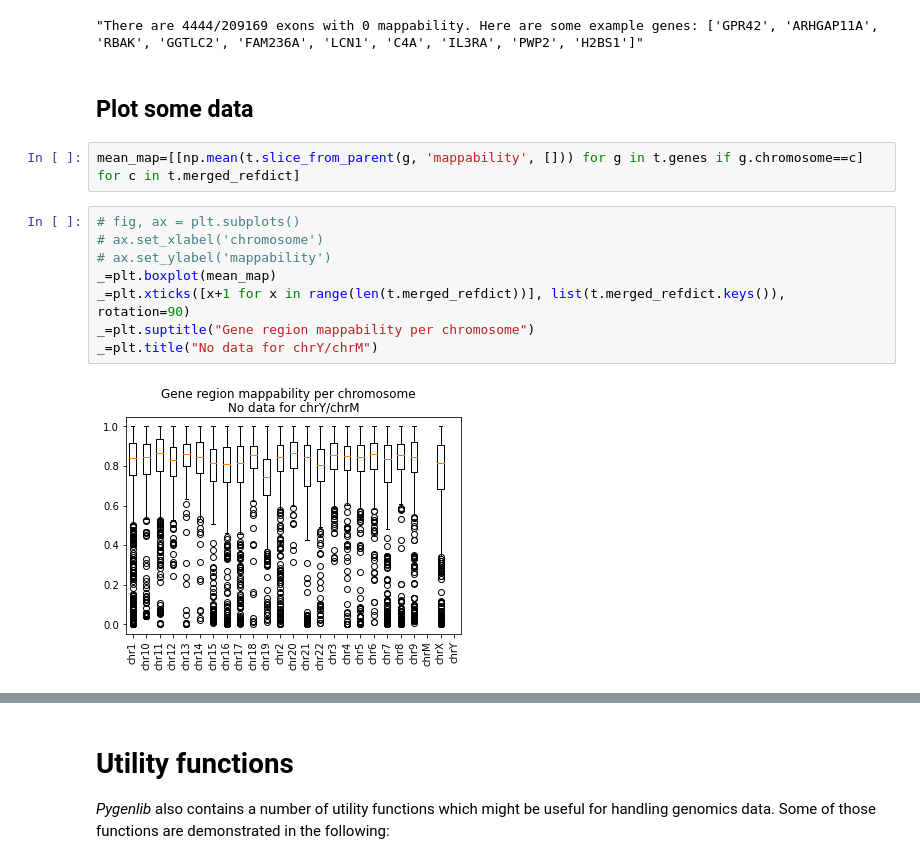
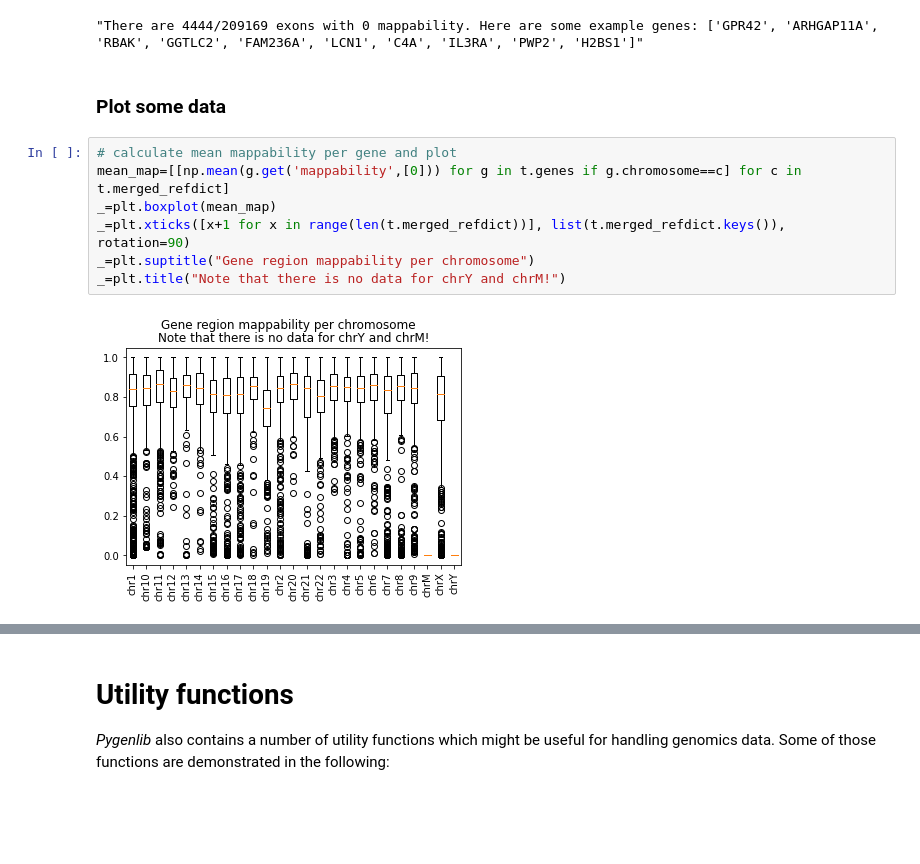
Before and after one commit to popitsch/rnalib, a Jupyter notebook: notebooks/README.ipynb, the cells around one changed output, grey strips where cells are left out. Drawn from its saved outputs; the diff is of its cells as text; blank space fills up the shorter version.

```diff
--- a/notebooks/README.ipynb
+++ b/notebooks/README.ipynb
@@ -753,16 +865,13 @@ display(f"There are {len(zero_map_ex)}/{len(ex_map)} exons with 0 mappability. H
 # %% [output]
 "There are 4444/209169 exons with 0 mappability. Here are some example genes: ['GPR42', 'ARHGAP11A', 'RBAK', 'GGTLC2', 'FAM236A', 'LCN1', 'C4A', 'IL3RA', 'PWP2', 'H2BS1']"
 # %% [markdown]
-## Plot some data
+### Plot some data
 # %%
-mean_map=[[np.mean(t.slice_from_parent(g, 'mappability', [])) for g in t.genes if g.chromosome==c] for c in t.merged_refdict]
+# calculate mean mappability per gene and plot
+mean_map=[[np.mean(g.get('mappability',[0])) for g in t.genes if g.chromosome==c] for c in t.merged_refdict]
+_=plt.boxplot(mean_map)
+_=plt.xticks([x+1 for x in range(len(t.merged_refdict))], list(t.merged_refdict.keys()), rotation=90)
+_=plt.suptitle("Gene region mappability per chromosome")
+_=plt.title("Note that there is no data for chrY and chrM!")
+# %% [output]
+[figure, added]
-# %%
-# fig, ax = plt.subplots()
-# ax.set_xlabel('chromosome')
-# ax.set_ylabel('mappability')
-_=plt.boxplot(mean_map)
-_=plt.xticks([x+1 for x in range(len(t.merged_refdict))], list(t.merged_refdict.keys()), rotation=90)
-_=plt.suptitle("Gene region mappability per chromosome")
-_=plt.title("No data for chrY/chrM")
-# %% [output]
-[figure, removed]
```
Also changed, not shown: parts of 11 cells of this notebook.
